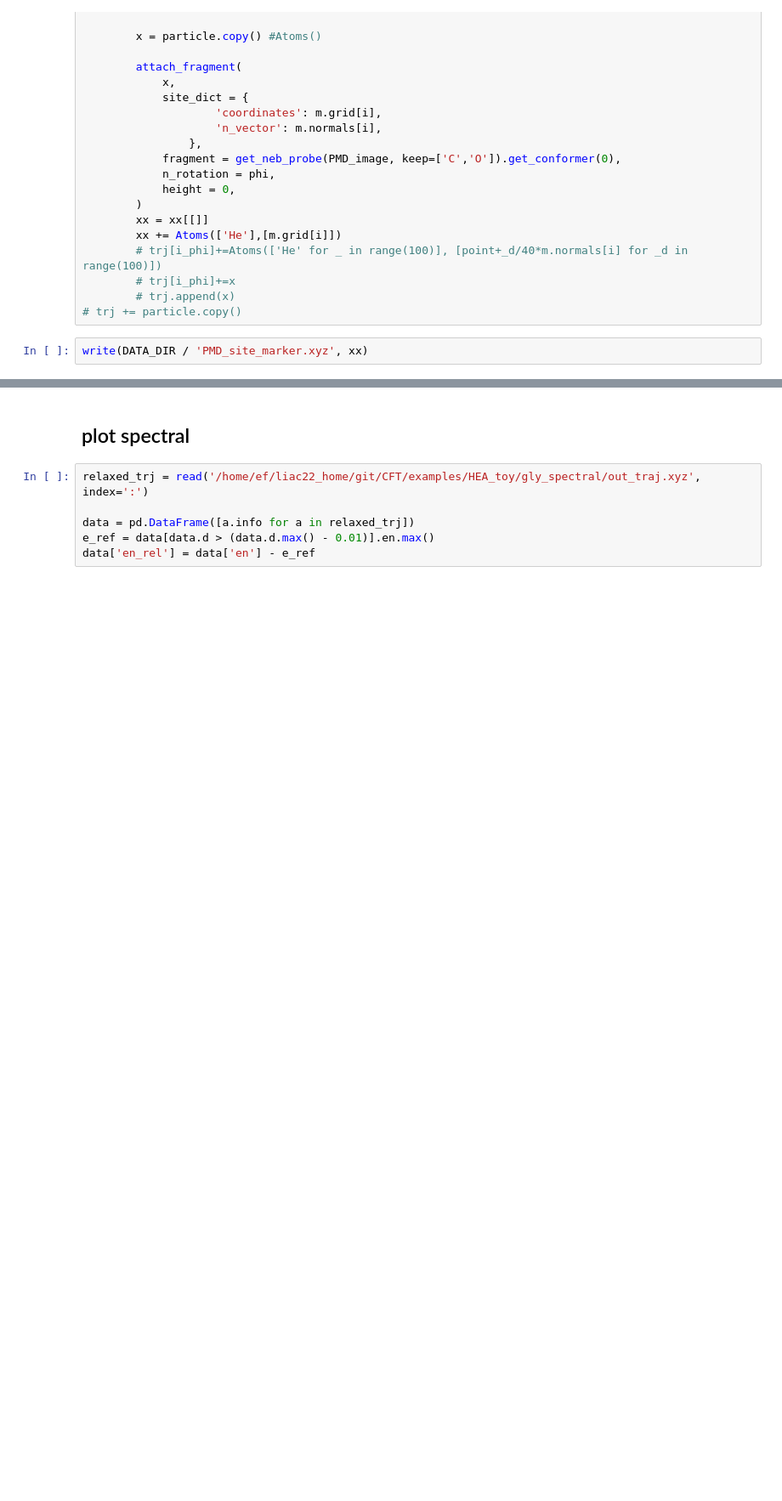
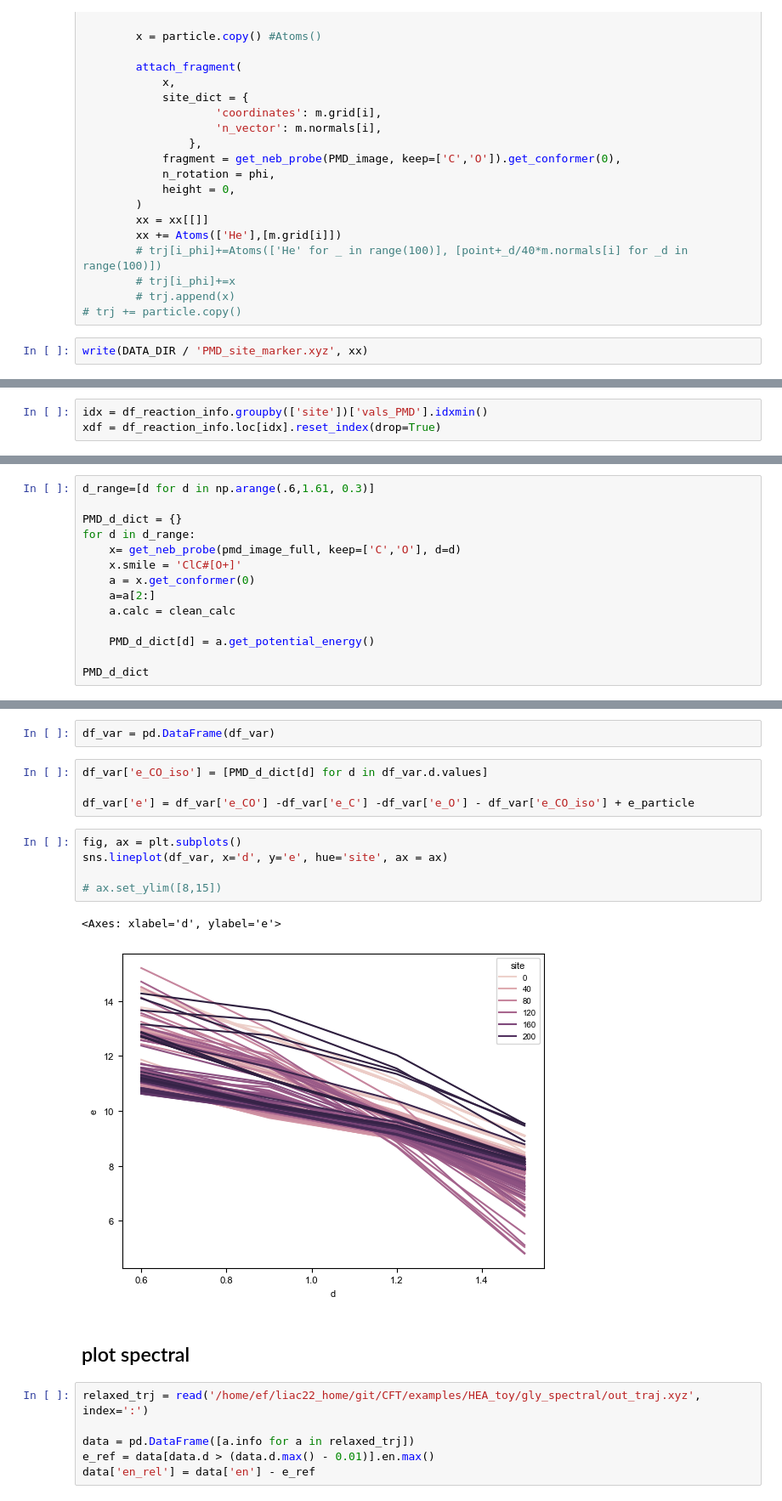
Before and after one commit to schwallergroup/CFT, a Jupyter notebook: notebooks/cft.ipynb, the cells around one changed output, grey strips where cells are left out. Shown at 85% size. Saved outputs shown, nothing was run; the diff lists cells and outputs as text; blank space fills up the shorter version.

```diff
--- a/notebooks/cft.ipynb
+++ b/notebooks/cft.ipynb
@@ -3027,0 +3043,3 @@ write(DATA_DIR / 'PMD_site_marker.xyz', xx)
+# %%
+idx = df_reaction_info.groupby(['site'])['vals_PMD'].idxmin()
+xdf = df_reaction_info.loc[idx].reset_index(drop=True)
@@ -3027,0 +3050,14 @@ write(DATA_DIR / 'PMD_site_marker.xyz', xx)
+# %%
+d_range=[d for d in np.arange(.6,1.61, 0.3)]
+
+PMD_d_dict = {}
+for d in d_range:
+    x= get_neb_probe(pmd_image_full, keep=['C','O'], d=d)
+    x.smile = 'ClC#[O+]'
+    a = x.get_conformer(0)
+    a=a[2:]
+    a.calc = clean_calc
+
+    PMD_d_dict[d] = a.get_potential_energy()
+
+PMD_d_dict
@@ -3028,3 +3159,17 @@ write(DATA_DIR / 'PMD_site_marker.xyz', xx)
+# %%
+df_var = pd.DataFrame(df_var)
+# %%
+df_var['e_CO_iso'] = [PMD_d_dict[d] for d in df_var.d.values]
+
+df_var['e'] = df_var['e_CO'] -df_var['e_C'] -df_var['e_O'] - df_var['e_CO_iso'] + e_particle
+# %%
+fig, ax = plt.subplots()
+sns.lineplot(df_var, x='d', y='e', hue='site', ax = ax)
+
+# ax.set_ylim([8,15])
+# %% [output]
+<Axes: xlabel='d', ylabel='e'>
+[figure, added]
 # %% [markdown]
 ## plot spectral
 # %%
```
Also changed, not shown: parts of 43 cells of this notebook, 40 other files.
